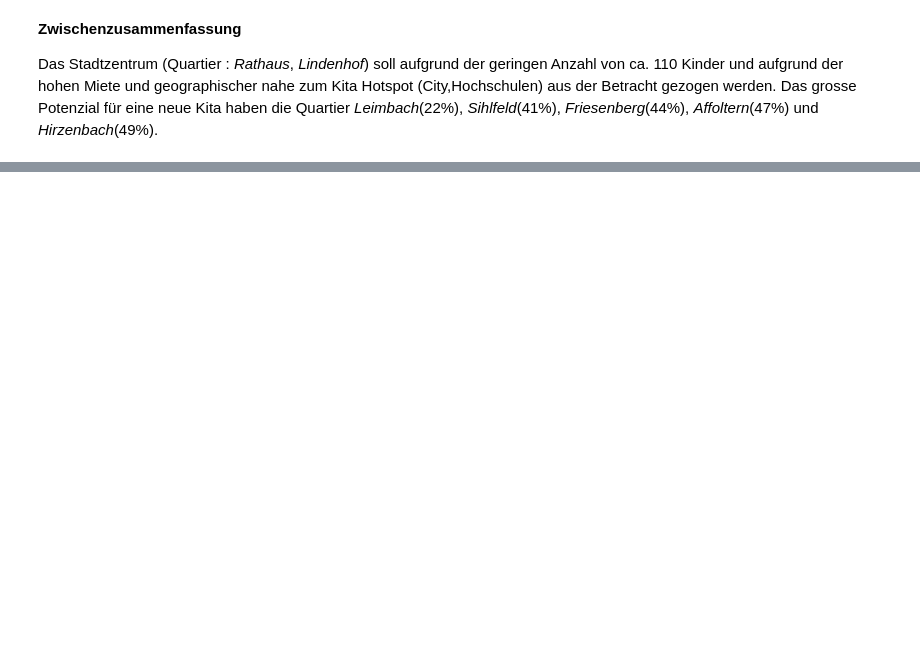
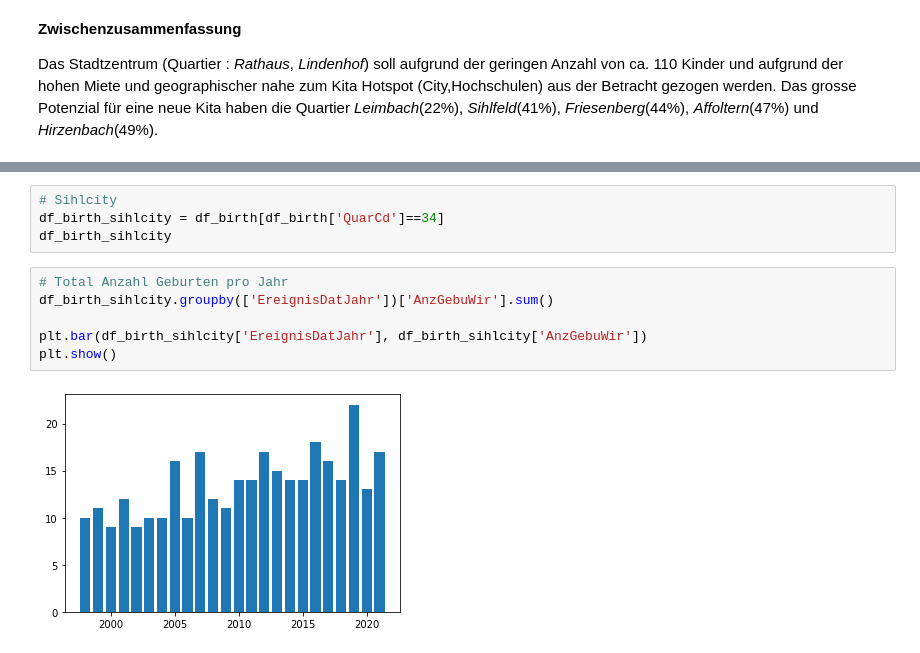
Before and after one commit to EbruDulak/CAS-INFE-21.12-Scripting-Project, a Jupyter notebook: ScriptingKitaProject.ipynb, the cells around one changed output, grey strips where cells are left out. Saved outputs shown, nothing was run; the diff lists cells and outputs as text; blank space fills up the shorter version.

```diff
--- a/ScriptingKitaProject.ipynb
+++ b/ScriptingKitaProject.ipynb
@@ -172,0 +238,12 @@ Das Stadtzentrum (Quartier : _Rathaus_, _Lindenhof_) soll aufgrund der geringen
+# %%
+# Sihlcity
+df_birth_sihlcity = df_birth[df_birth['QuarCd']==34]
+df_birth_sihlcity
+# %%
+# Total Anzahl Geburten pro Jahr
+df_birth_sihlcity.groupby(['EreignisDatJahr'])['AnzGebuWir'].sum()
+
+plt.bar(df_birth_sihlcity['EreignisDatJahr'], df_birth_sihlcity['AnzGebuWir'])
+plt.show()
+# %% [output]
+[figure, added]
```
Also changed, not shown: parts of 13 cells of this notebook.
